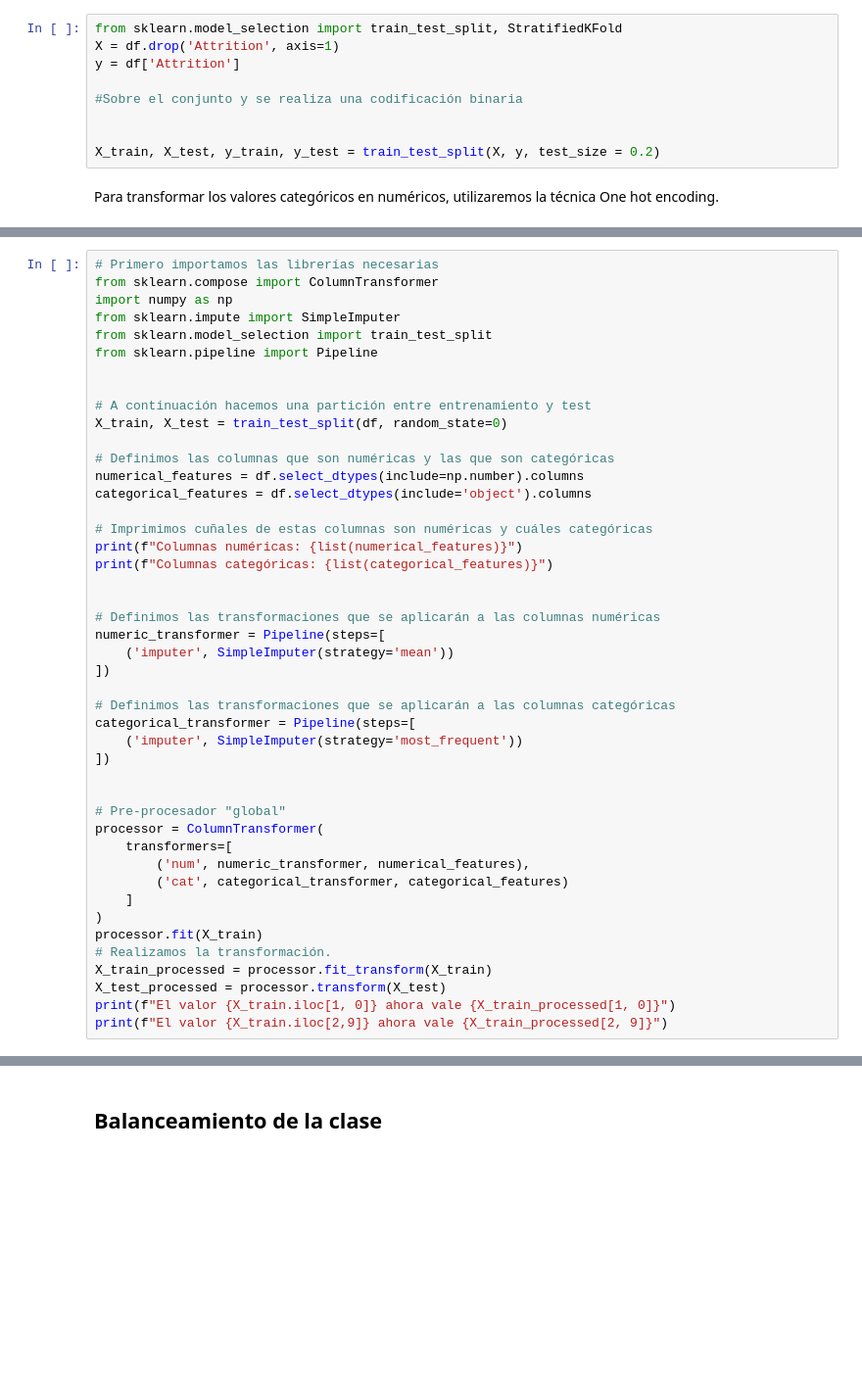
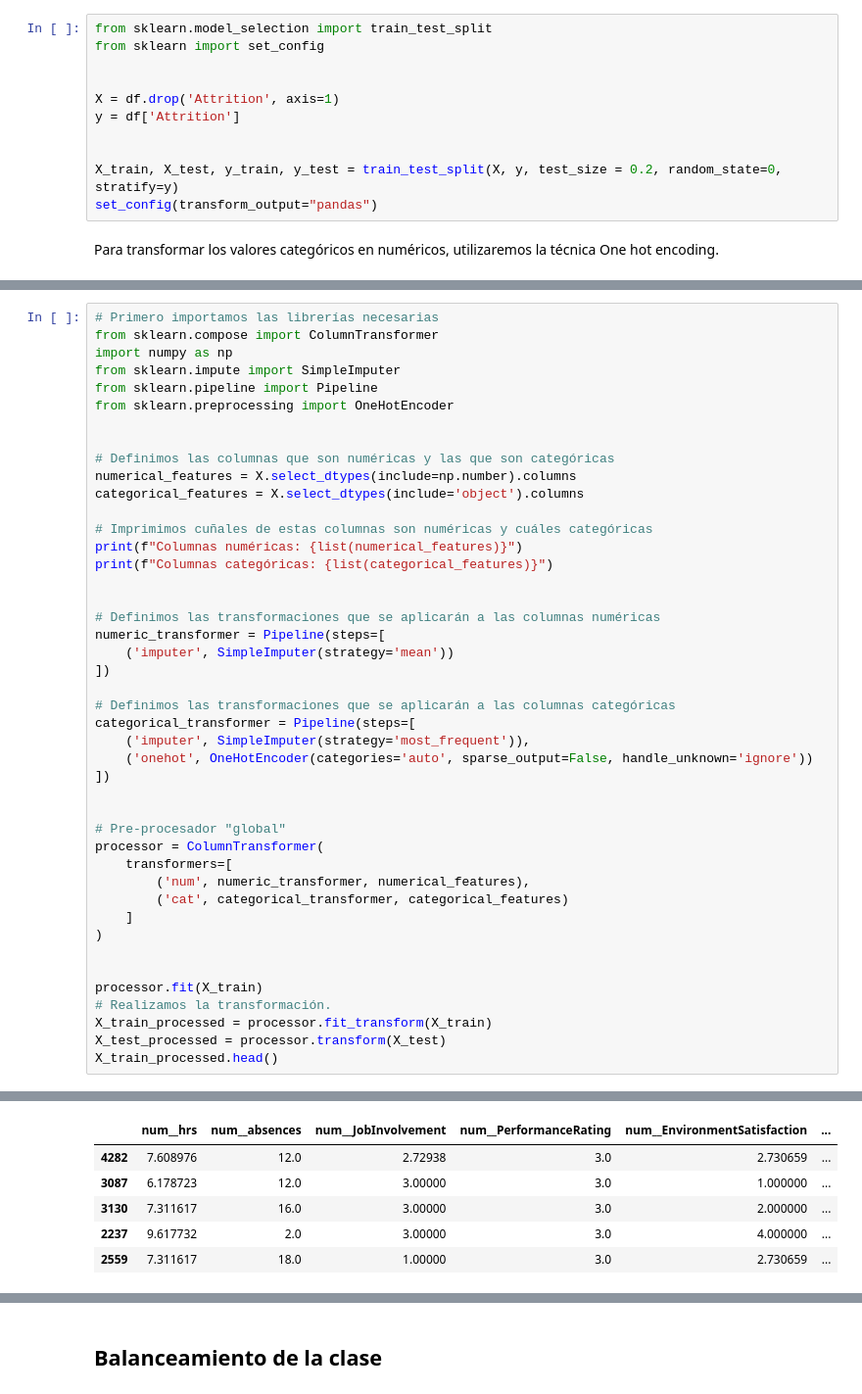
Before and after one commit to AngelMancha/Burnout_prediction_model, a Jupyter notebook: modelo_previo.ipynb, the cells around one changed output, grey strips where cells are left out. Shown: that part at 98% size. Drawn from its saved outputs; the diff is of its cells as text; blank space fills up the shorter version.

```diff
--- a/modelo_previo.ipynb
+++ b/modelo_previo.ipynb
@@ -116,14 +116,16 @@ En esta sección realizaremos el procesamiento de los valores faltantes y la tra
 # %% [markdown]
 Parae ello, primero realizaremos la división de los datos en un conjunto de entrenamiento y test
 # %%
-from sklearn.model_selection import train_test_split, StratifiedKFold
+from sklearn.model_selection import train_test_split
+from sklearn import set_config
+
+
 X = df.drop('Attrition', axis=1)
 y = df['Attrition']
 
-#Sobre el conjunto y se realiza una codificación binaria
 
-
-X_train, X_test, y_train, y_test = train_test_split(X, y, test_size = 0.2)
+X_train, X_test, y_train, y_test = train_test_split(X, y, test_size = 0.2, random_state=0, stratify=y)
+set_config(transform_output="pandas")
 # %% [markdown]
 Para transformar los valores categóricos en numéricos, utilizaremos la técnica One hot encoding.
 # %%
@@ -172,16 +169,13 @@ data_encoded = np.concatenate([data[:, :categorical_cols[0]], encoded, data[:, c
 from sklearn.compose import ColumnTransformer
 import numpy as np
 from sklearn.impute import SimpleImputer
-from sklearn.model_selection import train_test_split
 from sklearn.pipeline import Pipeline
+from sklearn.preprocessing import OneHotEncoder
 
 
-# A continuación hacemos una partición entre entrenamiento y test
-X_train, X_test = train_test_split(df, random_state=0)
-
 # Definimos las columnas que son numéricas y las que son categóricas
-numerical_features = df.select_dtypes(include=np.number).columns
-categorical_features = df.select_dtypes(include='object').columns
+numerical_features = X.select_dtypes(include=np.number).columns
+categorical_features = X.select_dtypes(include='object').columns
 
 # Imprimimos cuñales de estas columnas son numéricas y cuáles categóricas
 print(f"Columnas numéricas: {list(numerical_features)}")
@@ -195,7 +189,8 @@ numeric_transformer = Pipeline(steps=[
 
 # Definimos las transformaciones que se aplicarán a las columnas categóricas
 categorical_transformer = Pipeline(steps=[
-    ('imputer', SimpleImputer(strategy='most_frequent'))
+    ('imputer', SimpleImputer(strategy='most_frequent')),
+    ('onehot', OneHotEncoder(categories='auto', sparse_output=False, handle_unknown='ignore'))
 ])
 
 
@@ -206,11 +201,12 @@ processor = ColumnTransformer(
         ('cat', categorical_transformer, categorical_features)
     ]
 )
+
+
 processor.fit(X_train)
 # Realizamos la transformación.
 X_train_processed = processor.fit_transform(X_train)
 X_test_processed = processor.transform(X_test)
-print(f"El valor {X_train.iloc[1, 0]} ahora vale {X_train_processed[1, 0]}")
-print(f"El valor {X_train.iloc[2,9]} ahora vale {X_train_processed[2, 9]}")
+X_train_processed.head()
 # %% [output]
 Columnas numéricas: ['hrs', 'absences', 'JobInvolvement', 'PerformanceRating', 'EnvironmentSatisfaction', 'JobSatisfaction', 'WorkLifeBalance', 'Age', 'DistanceFromHome', 'Education', 'JobLevel', 'Mon ...
@@ -219,0 +214,6 @@ El valor Travel_Rarely ahora vale 5.0
+|  | num__hrs | num__absences | num__JobInvolvement | num__PerformanceRating | num__EnvironmentSatisfaction | ... |
+| 4282 | 7.608976 | 12.0 | 2.72938 | 3.0 | 2.730659 | ... |
+| 3087 | 6.178723 | 12.0 | 3.00000 | 3.0 | 1.000000 | ... |
+| 3130 | 7.311617 | 16.0 | 3.00000 | 3.0 | 2.000000 | ... |
+| 2237 | 9.617732 | 2.0 | 3.00000 | 3.0 | 4.000000 | ... |
+| 2559 | 7.311617 | 18.0 | 1.00000 | 3.0 | 2.730659 | ... |
```
Also changed, not shown: parts of 12 cells of this notebook.
